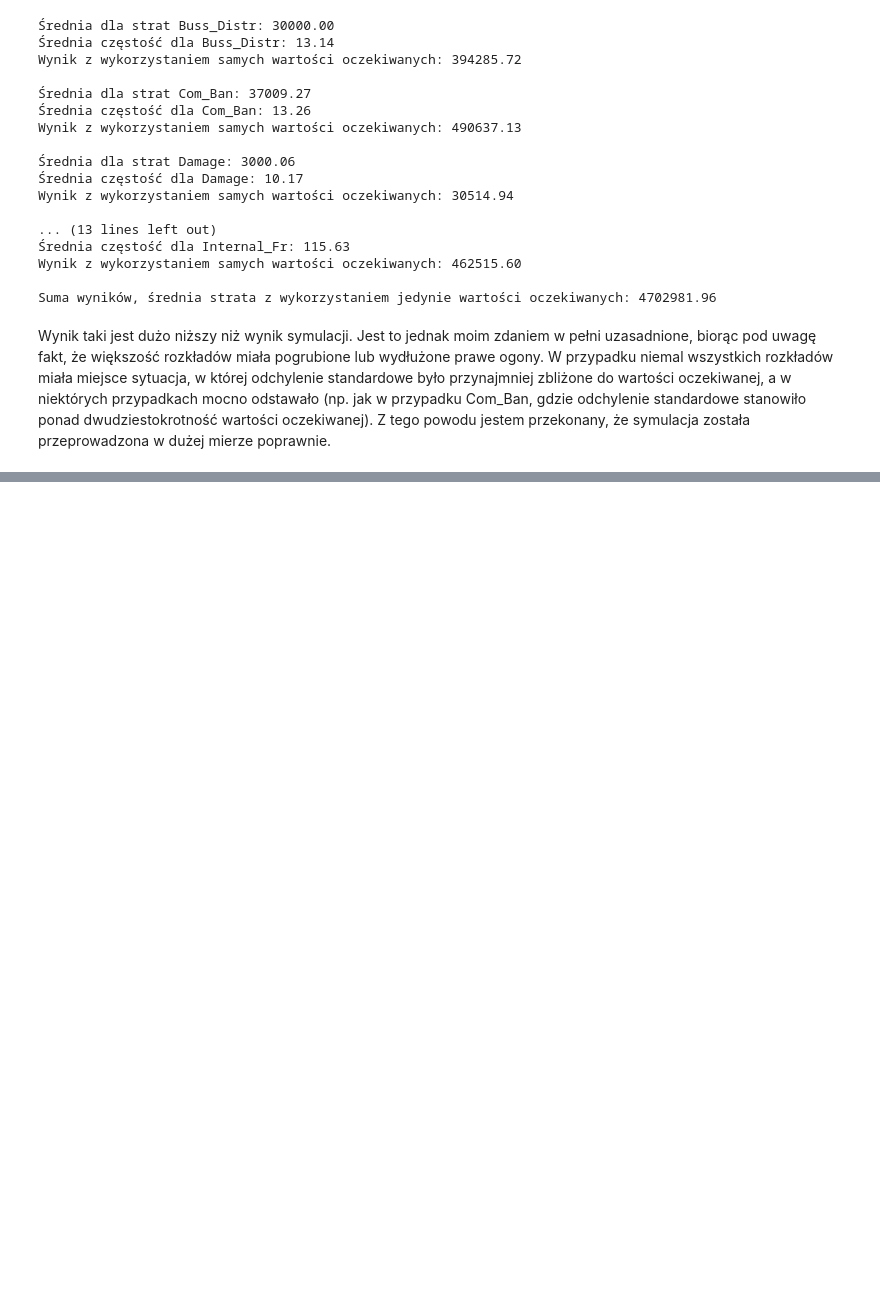
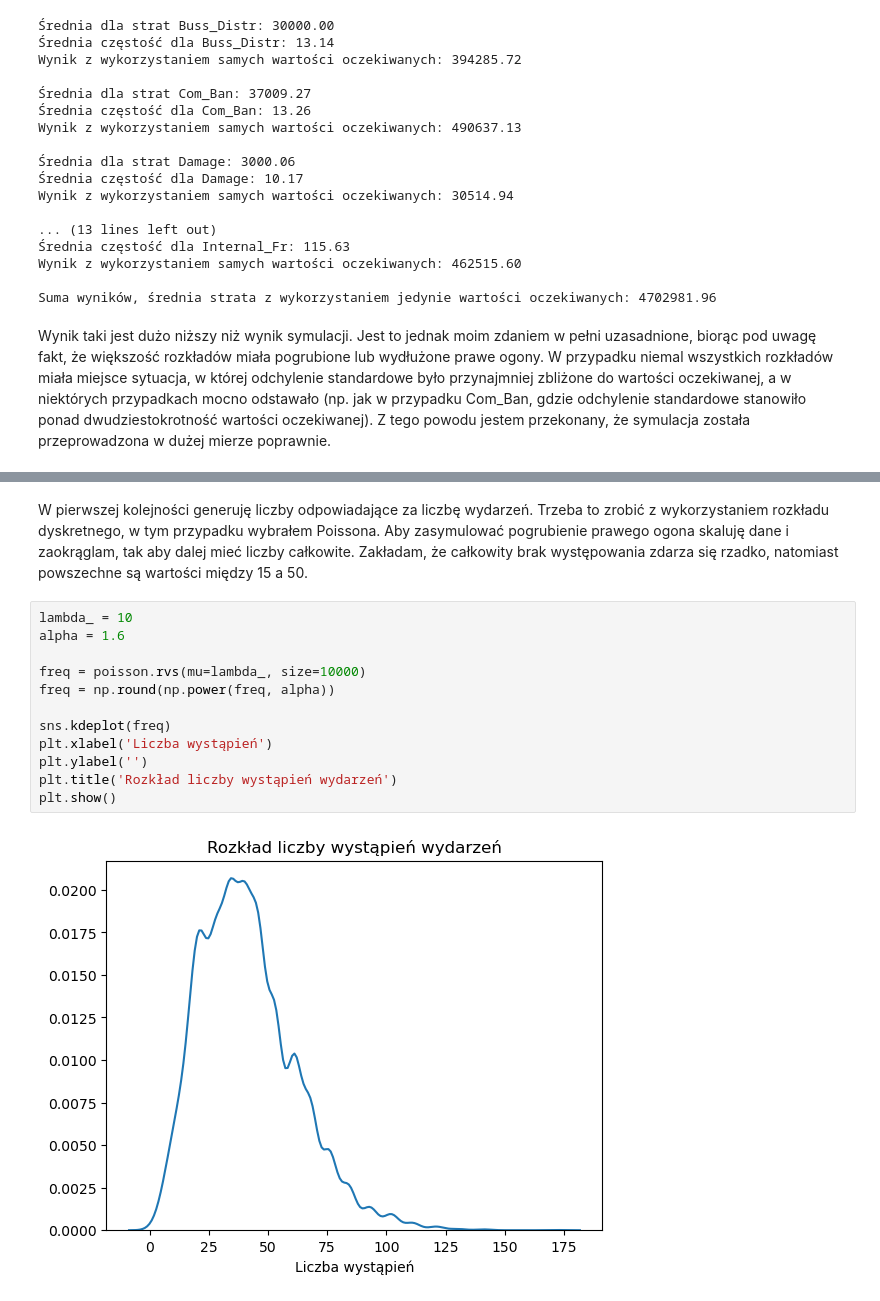
Before and after one commit to jakubzie/CreditAndOperationalRiskModeling, a Jupyter notebook: Projekt/projekt2.ipynb, the cells around one changed output, grey strips where cells are left out. Saved outputs shown, nothing was run; the diff lists cells and outputs as text; blank space fills up the shorter version.

```diff
--- a/Projekt/projekt2.ipynb
+++ b/Projekt/projekt2.ipynb
@@ -230,0 +262,16 @@ Wynik taki jest dużo niższy niż wynik symulacji. Jest to jednak moim zdaniem
+# %% [markdown]
+W pierwszej kolejności generuję liczby odpowiadające za liczbę wydarzeń. Trzeba to zrobić z wykorzystaniem rozkładu dyskretnego, w tym przypadku wybrałem Poissona. Aby zasymulować pogrubienie prawego ogona skaluję dane i zaokrąglam, tak aby dalej mieć liczby całkowite. Zakładam, że całkowity brak występowania zdarza się rzadko, natomiast powszechne są wartości między 15 a 50.
+# %%
+lambda_ = 10
+alpha = 1.6
+
+freq = poisson.rvs(mu=lambda_, size=10000)
+freq = np.round(np.power(freq, alpha))
+
+sns.kdeplot(freq)
+plt.xlabel('Liczba wystąpień')
+plt.ylabel('')
+plt.title('Rozkład liczby wystąpień wydarzeń')
+plt.show()
+# %% [output]
+[figure, added]
```
Also changed, not shown: parts of 14 cells of this notebook.
